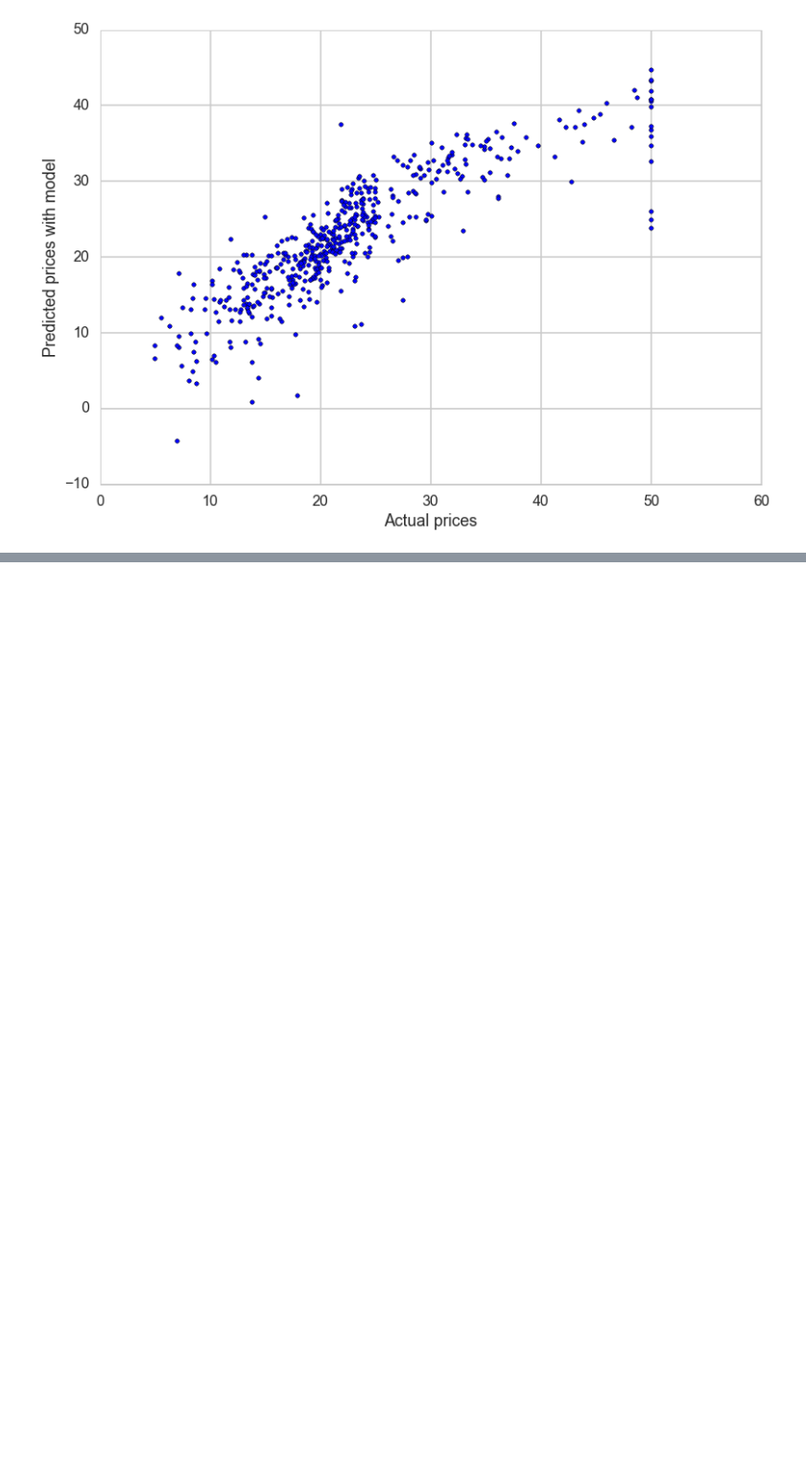
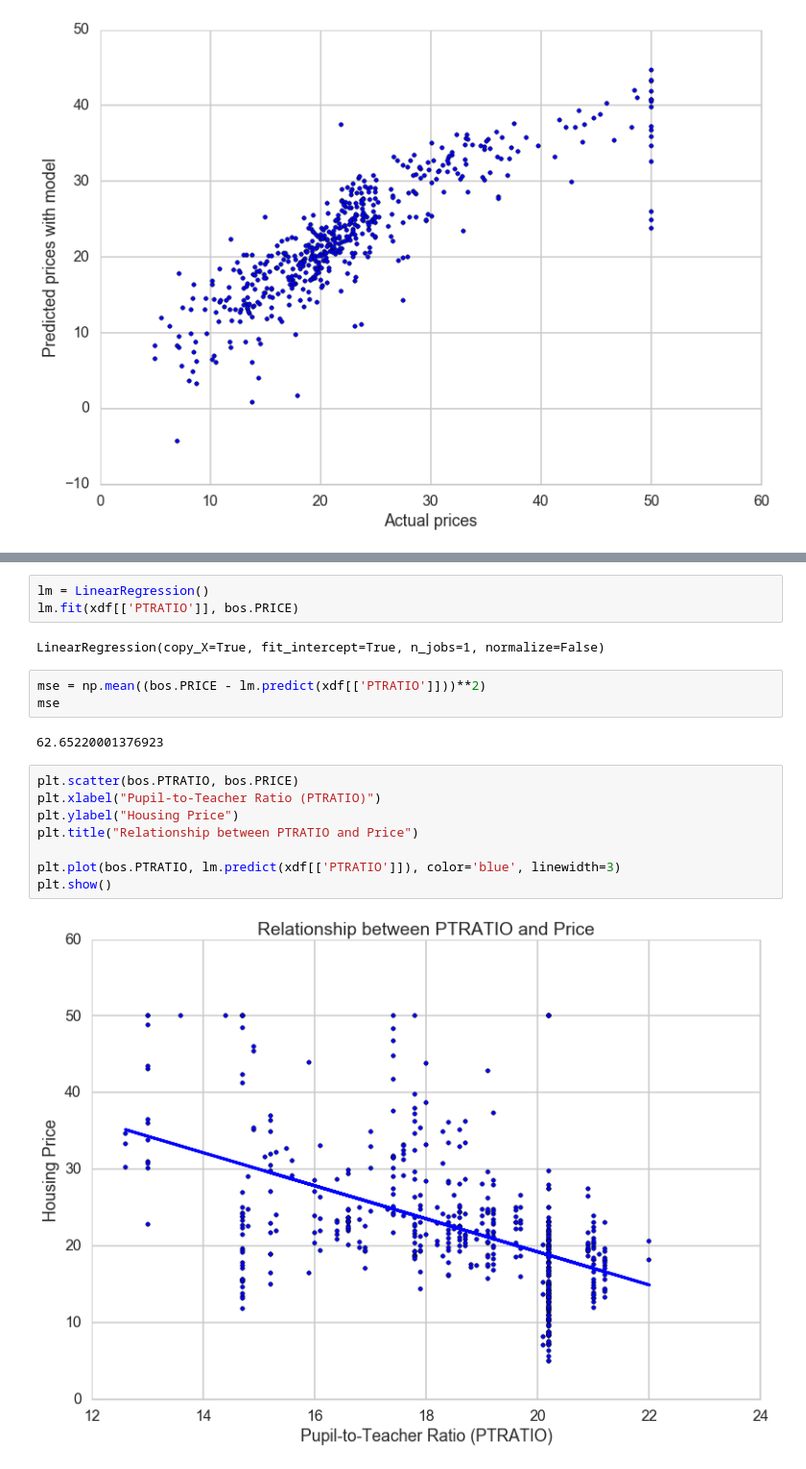
Before and after one commit to zazencodes/Harvard_labs_cs109, a Jupyter notebook: Lab4_stats.ipynb, the cells around one changed output, grey strips where cells are left out. Shown: that part at 96% size. Saved outputs shown, nothing was run; the diff lists cells and outputs as text; blank space fills up the shorter version.

```diff
--- a/Lab4_stats.ipynb
+++ b/Lab4_stats.ipynb
@@ -340,0 +378,20 @@ plt.ylabel('Predicted prices with model')
+# %%
+lm = LinearRegression()
+lm.fit(xdf[['PTRATIO']], bos.PRICE)
+# %% [output]
+LinearRegression(copy_X=True, fit_intercept=True, n_jobs=1, normalize=False)
+# %%
+mse = np.mean((bos.PRICE - lm.predict(xdf[['PTRATIO']]))**2)
+mse
+# %% [output]
+62.65220001376923
+# %%
+plt.scatter(bos.PTRATIO, bos.PRICE)
+plt.xlabel("Pupil-to-Teacher Ratio (PTRATIO)")
+plt.ylabel("Housing Price")
+plt.title("Relationship between PTRATIO and Price")
+
+plt.plot(bos.PTRATIO, lm.predict(xdf[['PTRATIO']]), color='blue', linewidth=3)
+plt.show()
+# %% [output]
+[figure, added]
```
Also changed, not shown: parts of 27 cells of this notebook, 1 other file.
